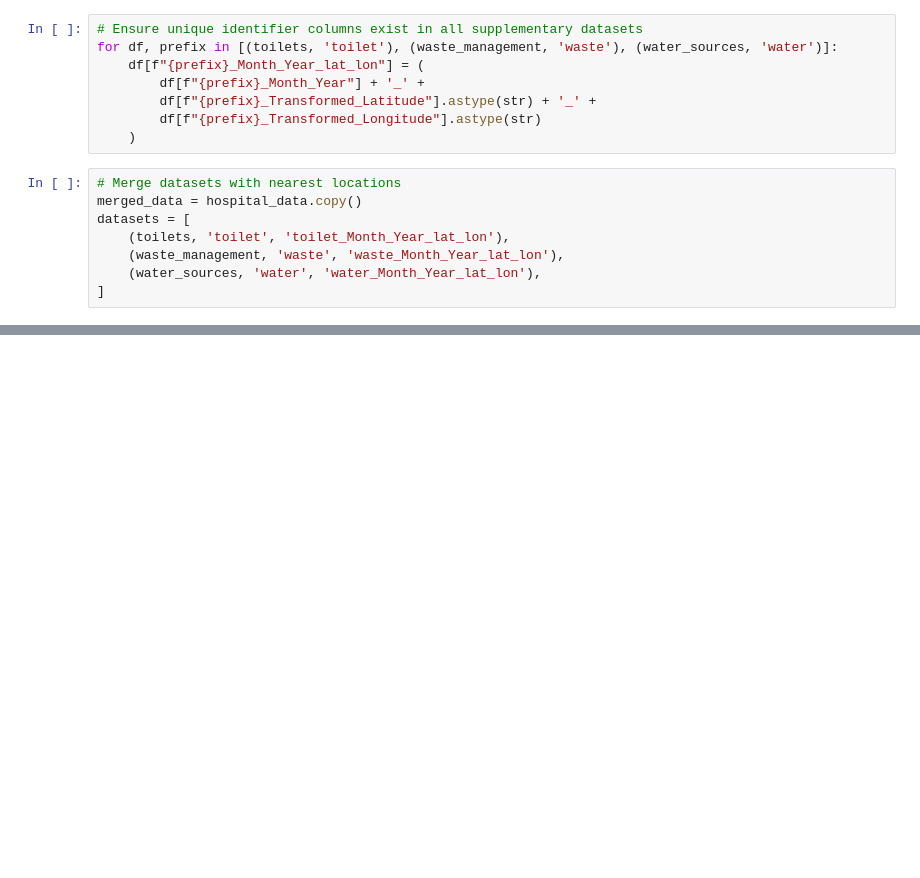
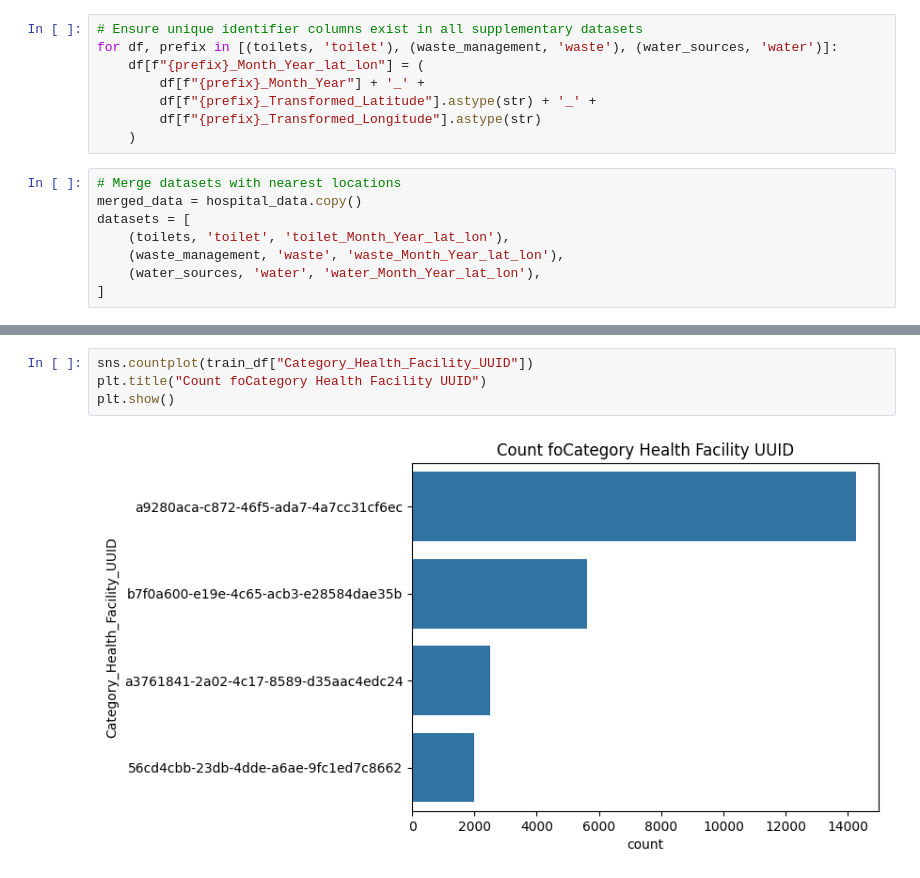
Before and after one commit to segnig/Zindi-Competitions, a Jupyter notebook: outsmarting-outbreaks-challenge/OutsmartingOutbreaks_StarterNotebook.ipynb, the cells around one changed output, grey strips where cells are left out. Drawn from its saved outputs; the diff is of its cells as text; blank space fills up the shorter version.

```diff
--- a/outsmarting-outbreaks-challenge/OutsmartingOutbreaks_StarterNotebook.ipynb
+++ b/outsmarting-outbreaks-challenge/OutsmartingOutbreaks_StarterNotebook.ipynb
@@ -359,0 +499,6 @@ float_cols = merged_data.select_dtypes(include=["float64", "int64"]).columns
+# %%
+sns.countplot(train_df["Category_Health_Facility_UUID"])
+plt.title("Count foCategory Health Facility UUID")
+plt.show()
+# %% [output]
+[figure, added]
```
Also changed, not shown: parts of 29 cells of this notebook.
